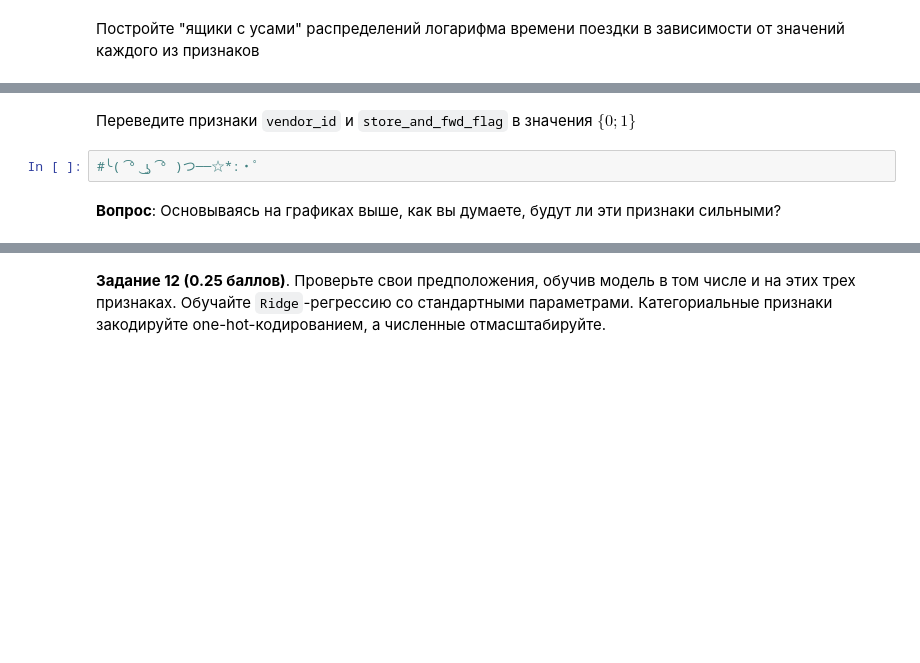
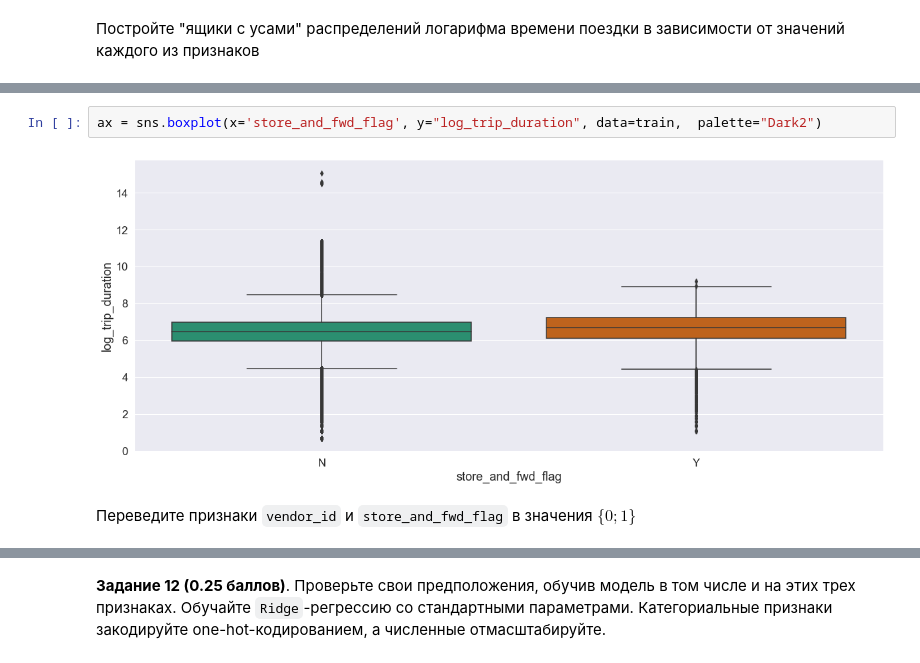
Before and after one commit to SciWake/Intermediate_education, a Jupyter notebook: Machine_learning/homeworks-practice/homework-practice-02-linregr.ipynb, the cells around one changed output, grey strips where cells are left out. Drawn from its saved outputs; the diff is of its cells as text; blank space fills up the shorter version.

```diff
--- a/Machine_learning/homeworks-practice/homework-practice-02-linregr.ipynb
+++ b/Machine_learning/homeworks-practice/homework-practice-02-linregr.ipynb
@@ -678,6 +778,6 @@ ax = sns.boxplot(x='dropoff_ken', y="log_trip_duration", data=train, palette = [
+# %%
+ax = sns.boxplot(x='store_and_fwd_flag', y="log_trip_duration", data=train,  palette="Dark2")
+# %% [output]
+[figure, added]
 # %% [markdown]
 Переведите признаки `vendor_id` и `store_and_fwd_flag` в значения $\{0;1\}$
-# %%
-#╰( ͡° ͜ʖ ͡° )つ──☆*:・ﾟ
-# %% [markdown]
-**Вопрос**: Основываясь на графиках выше, как вы думаете, будут ли эти признаки сильными?
```
Also changed, not shown: parts of 61 cells of this notebook.
